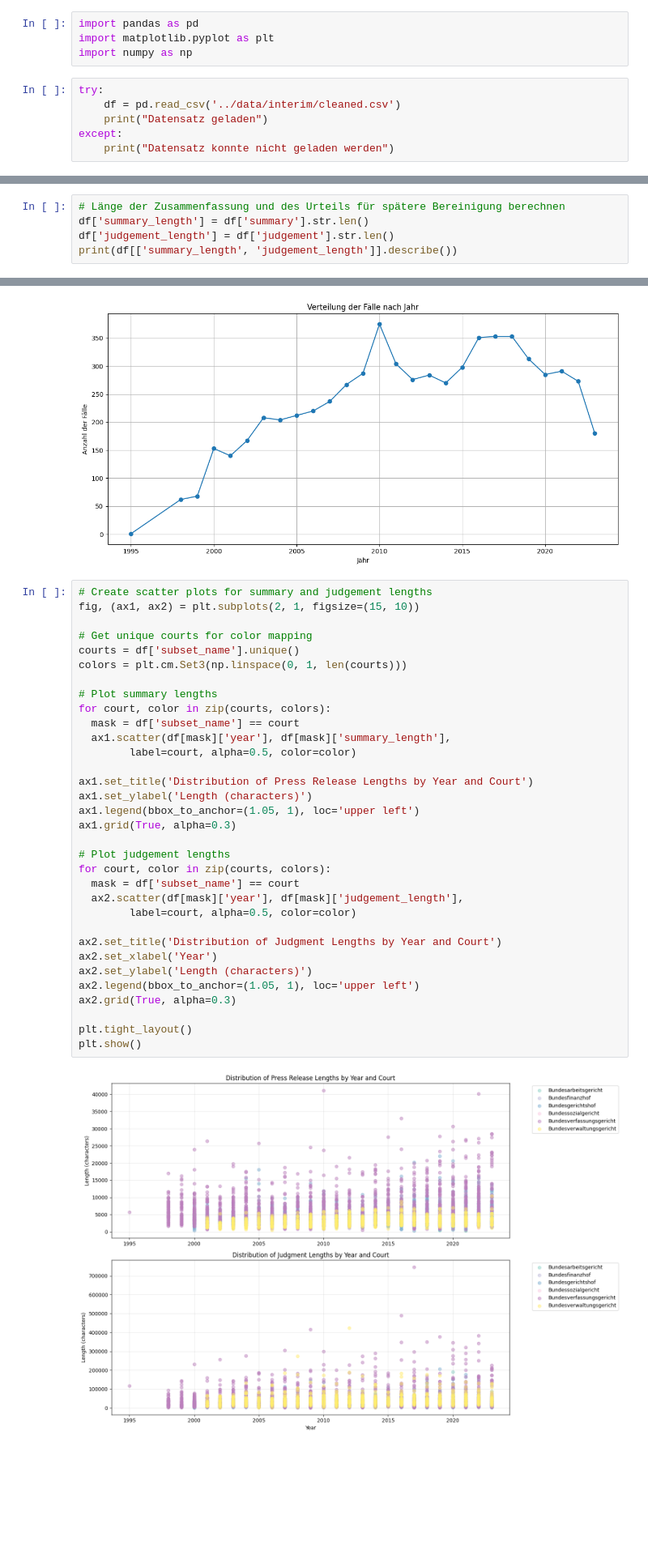
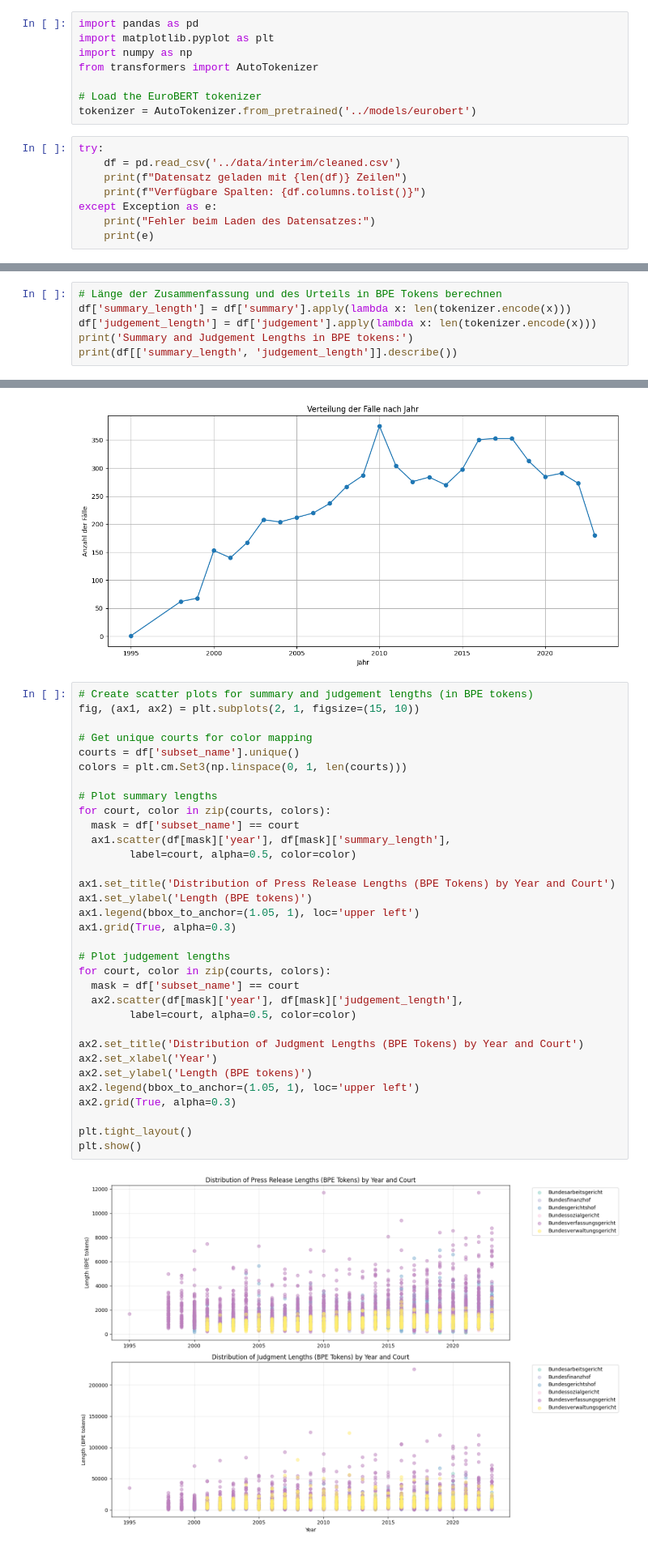
Before and after one commit to SebastianNagl/CourtPressGER, a Jupyter notebook: notebooks/deskriptiv.ipynb, the cells around one changed output, grey strips where cells are left out. Shown at 81% size. Cells and saved outputs as stored; diff of their text form; blank space fills up the shorter version.

```diff
--- a/notebooks/deskriptiv.ipynb
+++ b/notebooks/deskriptiv.ipynb
@@ -2,10 +2,16 @@
 import pandas as pd
 import matplotlib.pyplot as plt
 import numpy as np
+from transformers import AutoTokenizer
+
+# Load the EuroBERT tokenizer
+tokenizer = AutoTokenizer.from_pretrained('../models/eurobert')
 # %%
 try:
     df = pd.read_csv('../data/interim/cleaned.csv')
-    print("Datensatz geladen")
-except:
-    print("Datensatz konnte nicht geladen werden")
+    print(f"Datensatz geladen mit {len(df)} Zeilen")
+    print(f"Verfügbare Spalten: {df.columns.tolist()}")
+except Exception as e:
+    print("Fehler beim Laden des Datensatzes:")
+    print(e)
 # %% [output]
@@ -37,6 +68,7 @@ Index(['id', 'date', 'summary', 'judgement', 'subset_name', 'split_name',
 # %%
-# Länge der Zusammenfassung und des Urteils für spätere Bereinigung berechnen
-df['summary_length'] = df['summary'].str.len()
-df['judgement_length'] = df['judgement'].str.len()
+# Länge der Zusammenfassung und des Urteils in BPE Tokens berechnen
+df['summary_length'] = df['summary'].apply(lambda x: len(tokenizer.encode(x)))
+df['judgement_length'] = df['judgement'].apply(lambda x: len(tokenizer.encode(x)))
+print('Summary and Judgement Lengths in BPE tokens:')
 print(df[['summary_length', 'judgement_length']].describe())
 # %% [output]
@@ -67,37 +100,37 @@ plt.show()
 Verteilung der Fälle nach Jahr:
 [figure]
 # %%
-# Create scatter plots for summary and judgement lengths
+# Create scatter plots for summary and judgement lengths (in BPE tokens)
 fig, (ax1, ax2) = plt.subplots(2, 1, figsize=(15, 10))
 
 # Get unique courts for color mapping
 courts = df['subset_name'].unique()
 colors = plt.cm.Set3(np.linspace(0, 1, len(courts)))
 
 # Plot summary lengths
 for court, color in zip(courts, colors):
   mask = df['subset_name'] == court
   ax1.scatter(df[mask]['year'], df[mask]['summary_length'],
         label=court, alpha=0.5, color=color)
 
-ax1.set_title('Distribution of Press Release Lengths by Year and Court')
-ax1.set_ylabel('Length (characters)')
+ax1.set_title('Distribution of Press Release Lengths (BPE Tokens) by Year and Court')
+ax1.set_ylabel('Length (BPE tokens)')
 ax1.legend(bbox_to_anchor=(1.05, 1), loc='upper left')
 ax1.grid(True, alpha=0.3)
 
 # Plot judgement lengths
 for court, color in zip(courts, colors):
   mask = df['subset_name'] == court
   ax2.scatter(df[mask]['year'], df[mask]['judgement_length'],
         label=court, alpha=0.5, color=color)
 
-ax2.set_title('Distribution of Judgment Lengths by Year and Court')
+ax2.set_title('Distribution of Judgment Lengths (BPE Tokens) by Year and Court')
 ax2.set_xlabel('Year')
-ax2.set_ylabel('Length (characters)')
+ax2.set_ylabel('Length (BPE tokens)')
 ax2.legend(bbox_to_anchor=(1.05, 1), loc='upper left')
 ax2.grid(True, alpha=0.3)
 
 plt.tight_layout()
 plt.show()
 # %% [output]
-[figure, old version]
+[figure, new version]
```
Also changed, not shown: parts of 5 cells of this notebook, 28 other files.
